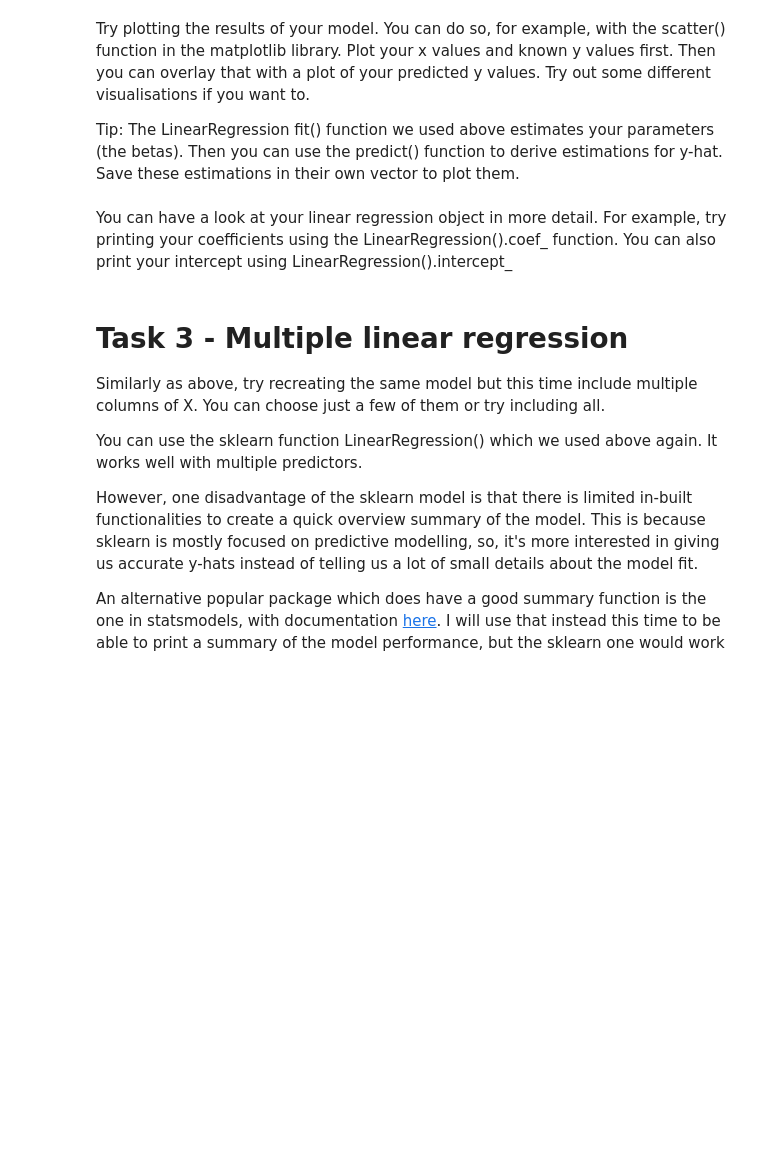
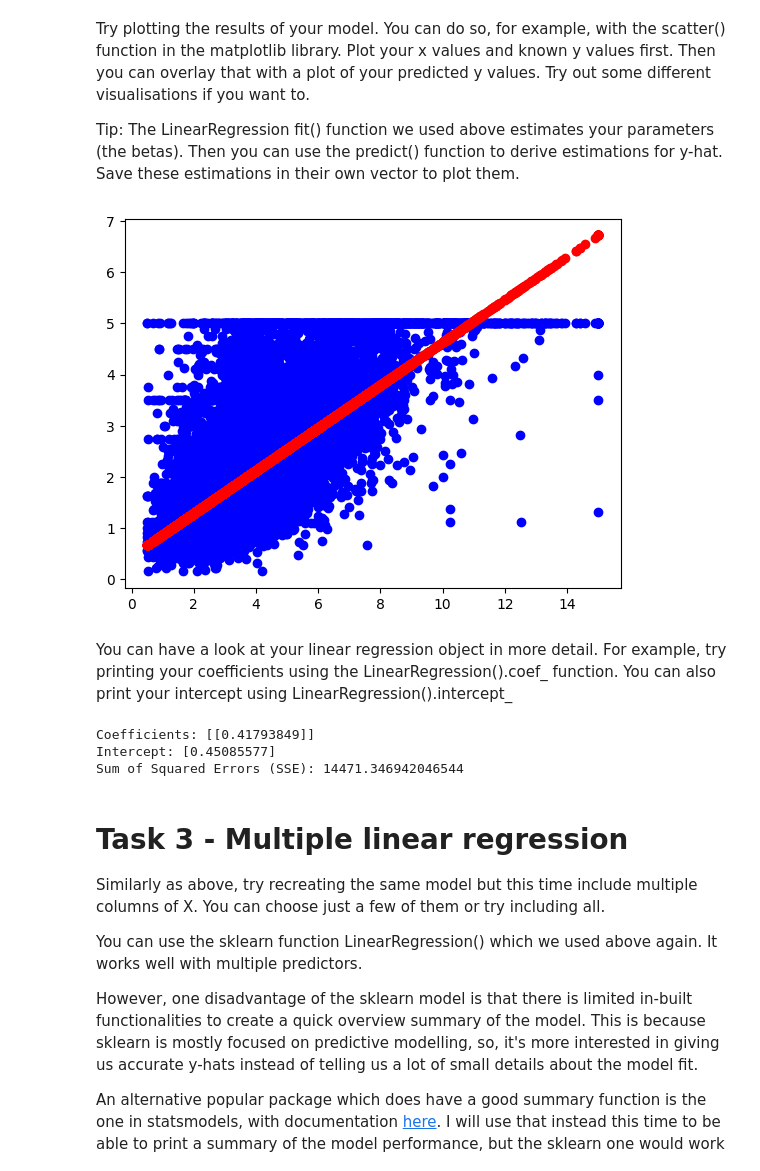
Before and after one commit to REDhawC/EDI_BUSANA, a Jupyter notebook: Predictive Analytics and Modelling of Data/coding_problems/PAMD_Week3.ipynb, the cells around one changed output. Saved outputs shown, nothing was run; the diff lists cells and outputs as text; code cells hidden in the pictures; blank space fills up the shorter version.

```diff
--- a/Predictive Analytics and Modelling of Data/coding_problems/PAMD_Week3.ipynb
+++ b/Predictive Analytics and Modelling of Data/coding_problems/PAMD_Week3.ipynb
@@ -49,4 +122,15 @@ Use the sklearn function LinearRegression() to build your model. You can find th
 
 Tip: Double check which format the model would like the data input to be in. Then use the fit() method in the package. Don't worry too much about optional parameters like weights for now, try to create the most simple model first.
 # %%
-# Your code here
+from sklearn.linear_model import LinearRegression
+
+# import numpy as np
+
+# np.random.seed(0)
+print(df_target.shape)
+print(df_features["MedInc"].shape)
+
+linear_model = LinearRegression()
+X = df_features["MedInc"].values.reshape(-1, 1)
+Y = df_target.values.reshape(-1, 1)
+linear_model.fit(X, Y)
@@ -55,11 +143,35 @@ Try plotting the results of your model. You can do so, for example, with the sca
 
 Tip: The LinearRegression fit() function we used above estimates your parameters (the betas). Then you can use the predict() function to derive estimations for y-hat. Save these estimations in their own vector to plot them.
 # %%
-# Your code here
+plt.scatter(X, Y, color="blue")
+predicted_values = linear_model.predict(X)
+plt.scatter(X, predicted_values, color="red")
+plt.show()
+# %% [output]
+[figure, added]
 # %% [markdown]
 You can have a look at your linear regression object in more detail. For example, try printing your coefficients using the  LinearRegression().coef_ function. You can also print your intercept using LinearRegression().intercept_
 # %%
-# Your code here
+# 查看模型参数
+coefficients = linear_model.coef_
+intercept = linear_model.intercept_
+
+# 打印参数
+print(f"Coefficients: {coefficients}")
+print(f"Intercept: {intercept}")
+from sklearn.metrics import mean_squared_error
+
+# 计算MSE
+mse = mean_squared_error(Y, predicted_values)
+
+# 将MSE乘以样本数量得到SSE
+sse = mse * len(Y)
+
+print(f"Sum of Squared Errors (SSE): {sse}")
+# %% [output]
+Coefficients: [[0.41793849]]
+Intercept: [0.45085577]
+Sum of Squared Errors (SSE): 14471.346942046544
 # %% [markdown]
 # Task 3 - Multiple linear regression
 
```
Also changed, not shown: parts of 11 cells of this notebook, 4 other files.
